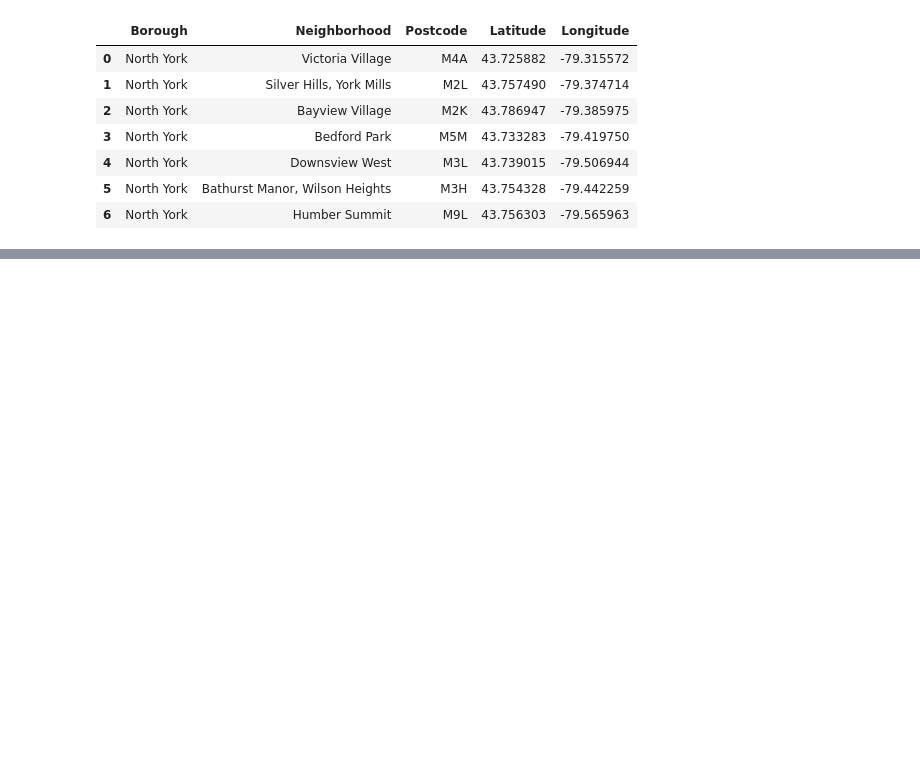
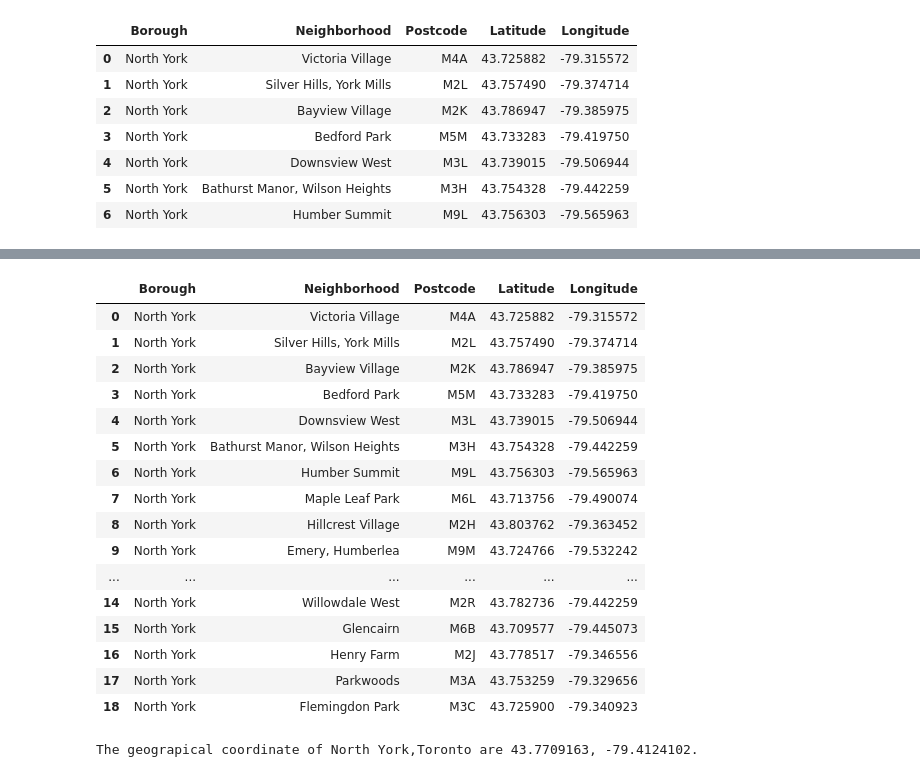
Before and after one commit to RaviSinghIBM/DataScience, a Jupyter notebook: Segmenting and Clustering Toronto.ipynb, the cells around one changed output, grey strips where cells are left out. Saved outputs shown, nothing was run; the diff lists cells and outputs as text; code cells hidden in the pictures; blank space fills up the shorter version.

```diff
--- a/Segmenting and Clustering Toronto.ipynb
+++ b/Segmenting and Clustering Toronto.ipynb
@@ -206,0 +211,30 @@ map_scarb
+# %%
+borough_data = df_toronto[df_toronto['Borough'] == 'North York'].reset_index(drop=True)
+borough_data
+# %% [output]
+|  | Borough | Neighborhood | Postcode | Latitude | Longitude |
+| 0 | North York | Victoria Village | M4A | 43.725882 | -79.315572 |
+| 1 | North York | Silver Hills, York Mills | M2L | 43.757490 | -79.374714 |
+| 2 | North York | Bayview Village | M2K | 43.786947 | -79.385975 |
+| 3 | North York | Bedford Park | M5M | 43.733283 | -79.419750 |
+| 4 | North York | Downsview West | M3L | 43.739015 | -79.506944 |
+| 5 | North York | Bathurst Manor, Wilson Heights | M3H | 43.754328 | -79.442259 |
+| 6 | North York | Humber Summit | M9L | 43.756303 | -79.565963 |
+| 7 | North York | Maple Leaf Park | M6L | 43.713756 | -79.490074 |
+| 8 | North York | Hillcrest Village | M2H | 43.803762 | -79.363452 |
+| 9 | North York | Emery, Humberlea | M9M | 43.724766 | -79.532242 |
+| ... | ... | ... | ... | ... | ... |
+| 14 | North York | Willowdale West | M2R | 43.782736 | -79.442259 |
+| 15 | North York | Glencairn | M6B | 43.709577 | -79.445073 |
+| 16 | North York | Henry Farm | M2J | 43.778517 | -79.346556 |
+| 17 | North York | Parkwoods | M3A | 43.753259 | -79.329656 |
+| 18 | North York | Flemingdon Park | M3C | 43.725900 | -79.340923 |
+# %%
+address = 'North York,Toronto'
+geolocator = Nominatim()
+location = geolocator.geocode(address)
+latitude_n1 = location.latitude
+longitude_n1 = location.longitude
+print('The geograpical coordinate of North York,Toronto are {}, {}.'.format(latitude_x, longitude_y))
+# %% [output]
+The geograpical coordinate of North York,Toronto are 43.7709163, -79.4124102.
```
Also changed, not shown: parts of 22 cells of this notebook.
